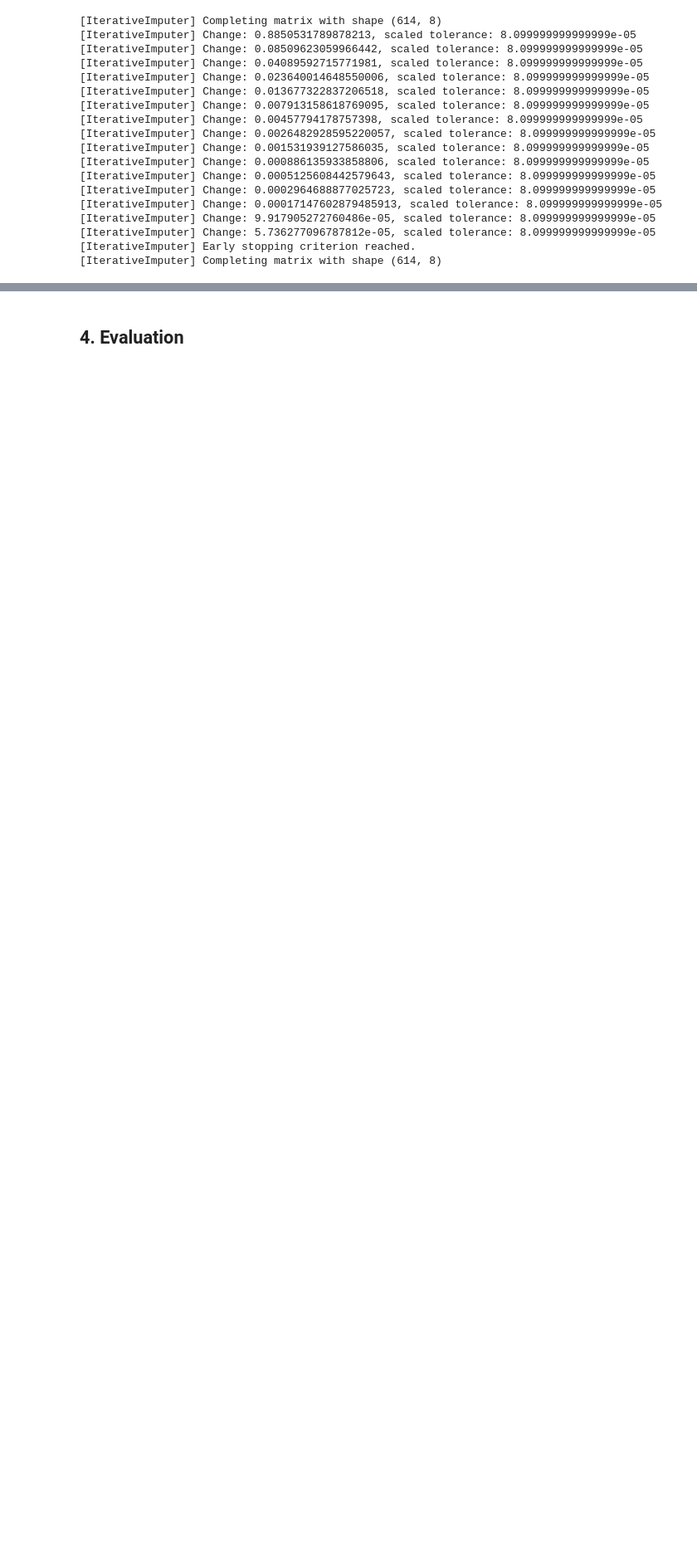
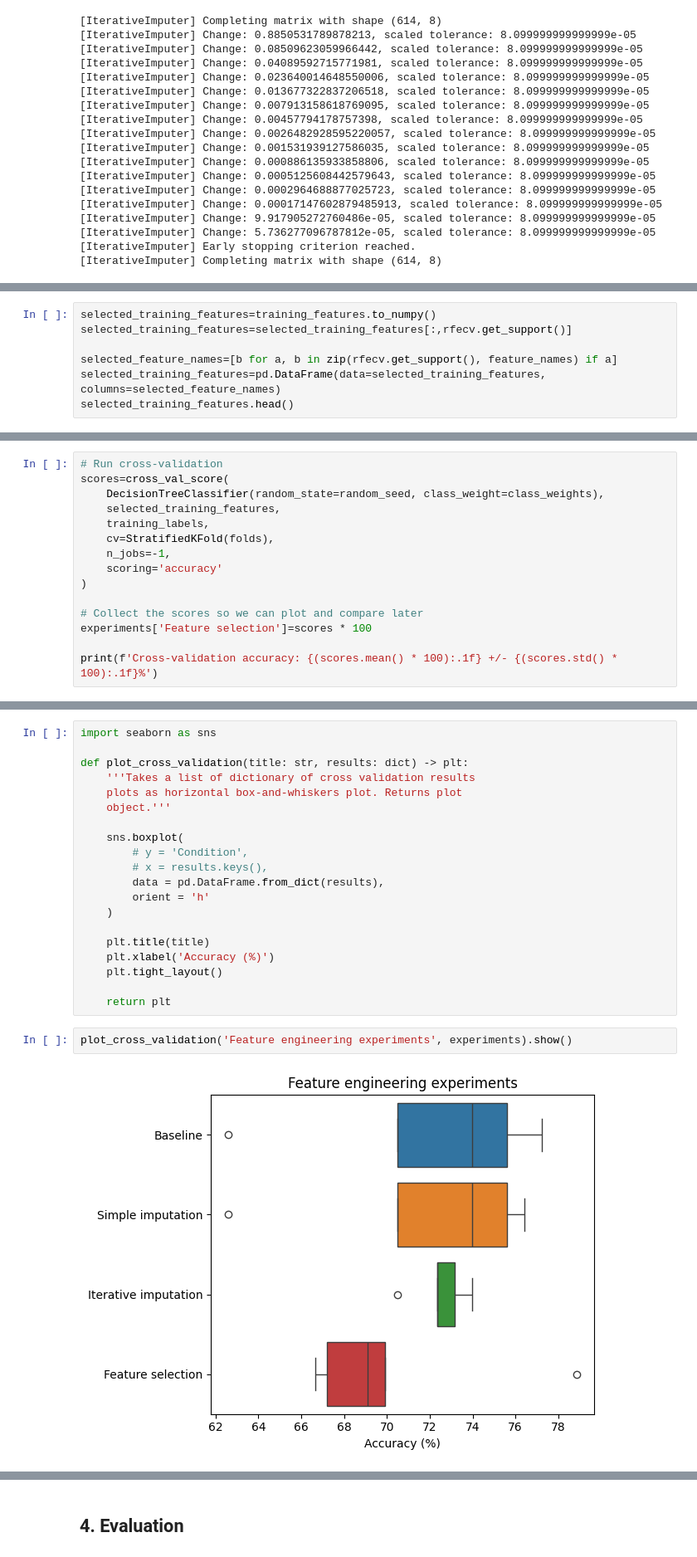
Before and after one commit to 4GeeksAcademy/tdk-gperdrizet-ML-web-app-using-Flask, a Jupyter notebook: src/solution.ipynb, the cells around one changed output, grey strips where cells are left out. Shown at 83% size. Saved outputs shown, nothing was run; the diff lists cells and outputs as text; blank space fills up the shorter version.

```diff
--- a/src/solution.ipynb
+++ b/src/solution.ipynb
@@ -236,0 +370,7 @@ Cross-validation accuracy: 71.0 +/- 2.9%
+# %%
+selected_training_features=training_features.to_numpy()
+selected_training_features=selected_training_features[:,rfecv.get_support()]
+
+selected_feature_names=[b for a, b in zip(rfecv.get_support(), feature_names) if a]
+selected_training_features=pd.DataFrame(data=selected_training_features, columns=selected_feature_names)
+selected_training_features.head()
@@ -236,0 +399,15 @@ Cross-validation accuracy: 71.0 +/- 2.9%
+# %%
+# Run cross-validation
+scores=cross_val_score(
+    DecisionTreeClassifier(random_state=random_seed, class_weight=class_weights),
+    selected_training_features,
+    training_labels,
+    cv=StratifiedKFold(folds),
+    n_jobs=-1,
+    scoring='accuracy'
+)
+
+# Collect the scores so we can plot and compare later
+experiments['Feature selection']=scores * 100
+
+print(f'Cross-validation accuracy: {(scores.mean() * 100):.1f} +/- {(scores.std() * 100):.1f}%')
@@ -236,0 +420,24 @@ Cross-validation accuracy: 71.0 +/- 2.9%
+# %%
+import seaborn as sns
+
+def plot_cross_validation(title: str, results: dict) -> plt:
+    '''Takes a list of dictionary of cross validation results
+    plots as horizontal box-and-whiskers plot. Returns plot
+    object.'''
+
+    sns.boxplot(
+        # y = 'Condition',
+        # x = results.keys(),
+        data = pd.DataFrame.from_dict(results),
+        orient = 'h'
+    )
+
+    plt.title(title)
+    plt.xlabel('Accuracy (%)')
+    plt.tight_layout()
+
+    return plt
+# %%
+plot_cross_validation('Feature engineering experiments', experiments).show()
+# %% [output]
+[figure, added]
```
Also changed, not shown: parts of 54 cells of this notebook.
